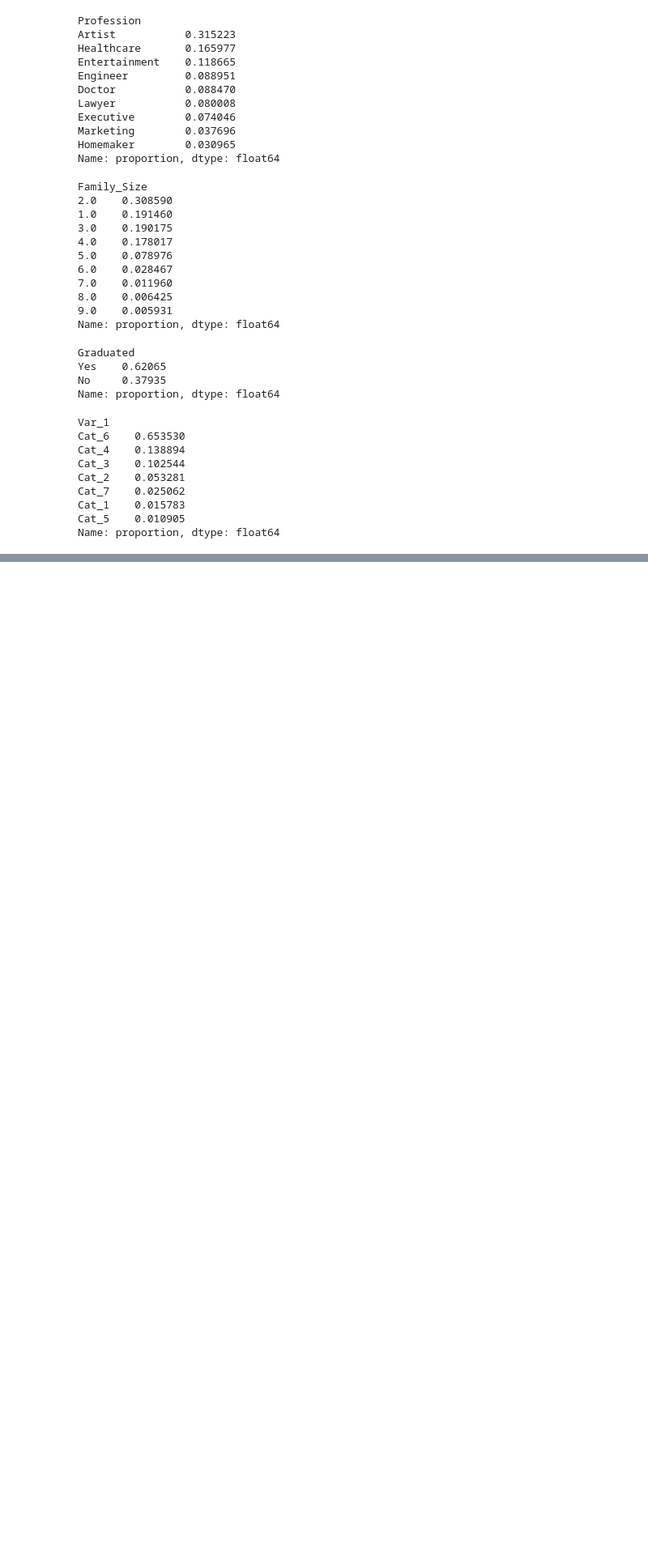
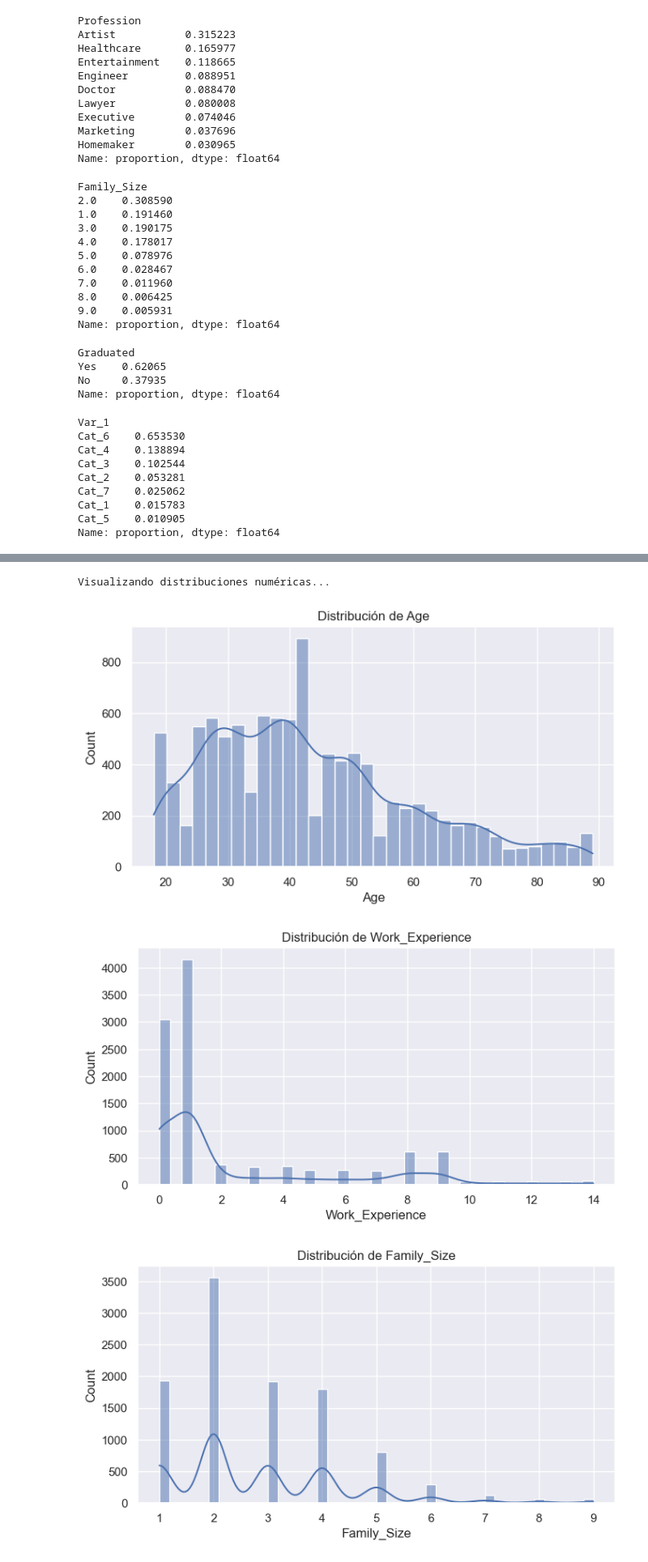
Before and after one commit to Daguerre45/Clustering, a Jupyter notebook: CasoPractico2/casoPractico_2.ipynb, the cells around one changed output, grey strips where cells are left out. Shown at 81% size. Cells and saved outputs as stored; diff of their text form; code cells hidden in the pictures; blank space fills up the shorter version.

```diff
--- a/CasoPractico2/casoPractico_2.ipynb
+++ b/CasoPractico2/casoPractico_2.ipynb
@@ -294,3 +294,5 @@ customer_df['Profession'].fillna(customer_df['Profession'].mode()[0], inplace=Tr
 customer_df['Graduated'].fillna(customer_df['Graduated'].mode()[0], inplace=True)
 # Rellenar los valores nulos en la columna 'Family_Size' con la mediana
 customer_df['Family_Size'].fillna(customer_df['Family_Size'].median(), inplace=True)
+# %%
+customer_df = customer_df.replace('Select', np.nan)
@@ -296,0 +326,14 @@ customer_df['Family_Size'].fillna(customer_df['Family_Size'].median(), inplace=T
+# %%
+customer_df = customer_df.drop(columns=['ID'], axis=1)
+numeric_cols = customer_df.select_dtypes(include=np.number).columns.tolist()
+print("Visualizando distribuciones numéricas...")
+for col in numeric_cols:
+    plt.figure(figsize=(8, 4))
+    sns.histplot(customer_df[col], kde=True)
+    plt.title(f'Distribución de {col}')
+    plt.show()
+# %% [output]
+Visualizando distribuciones numéricas...
+[figure, added]
+[figure, added]
+[figure, added]
```
Also changed, not shown: parts of 17 cells of this notebook.
